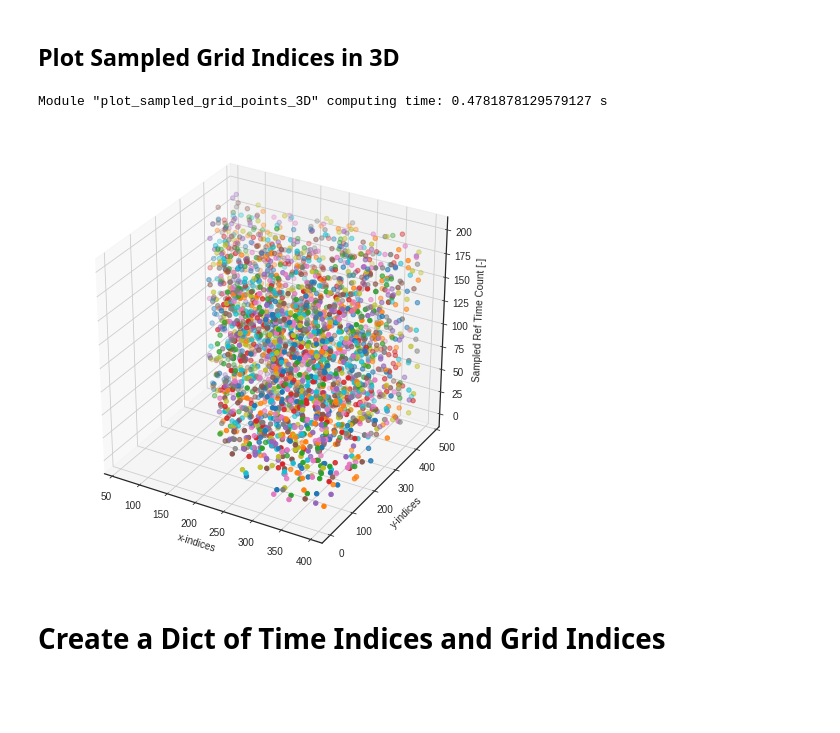
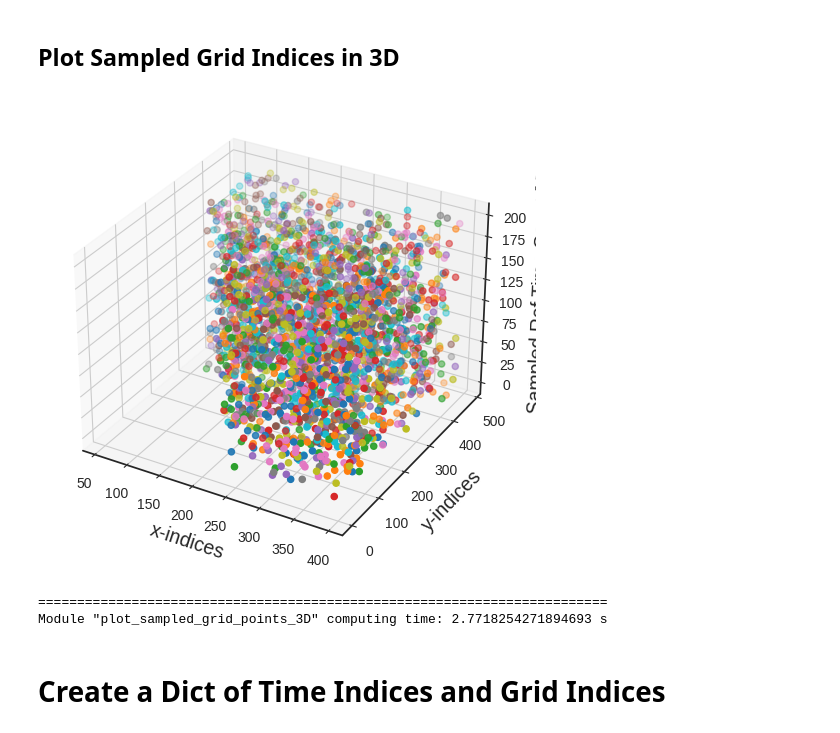
Before and after one commit to LLNL/MLAP, a Jupyter notebook: SJSU_Data_Proc/Extract_DFM_Reanalysis_Data.ipynb, the cells around one changed output. Saved outputs shown, nothing was run; the diff lists cells and outputs as text; code cells hidden in the pictures; blank space fills up the shorter version.

```diff
--- a/SJSU_Data_Proc/Extract_DFM_Reanalysis_Data.ipynb
+++ b/SJSU_Data_Proc/Extract_DFM_Reanalysis_Data.ipynb
@@ -347,11 +348,12 @@ Module "plot_sampled_grid_points" computing time: 0.684485831996426 s
 # %%
 module_start_time = timer()
-plot_sampled_grid_points_3D (j_indices_selected, i_indices_selected, extracted_data_loc)
+plot_sampled_grid_points_3D (j_indices_selected, i_indices_selected, extracted_data_loc, (6, 6))
 module_end_time = timer()
 print('Module "plot_sampled_grid_points_3D" computing time: {} s'.format(module_end_time - module_start_time))
 # %% [output]
+[figure, new version]
-Module "plot_sampled_grid_points_3D" computing time: 0.4781878129579127 s
+=========================================================================
+Module "plot_sampled_grid_points_3D" computing time: 2.7718254271894693 s
-[figure, old version]
 # %% [markdown]
 # Create a Dict of Time Indices and Grid Indices
 # %%
```
Also changed, not shown: parts of 36 cells of this notebook, 1 other file.
